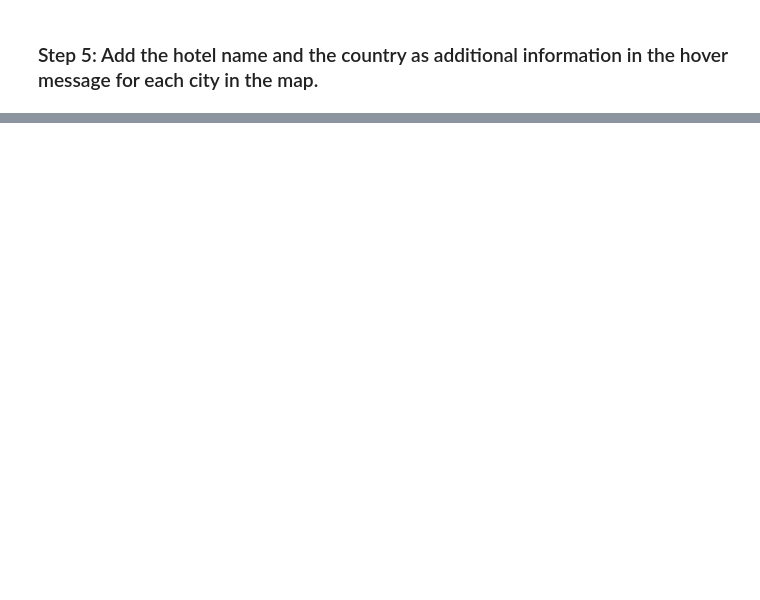
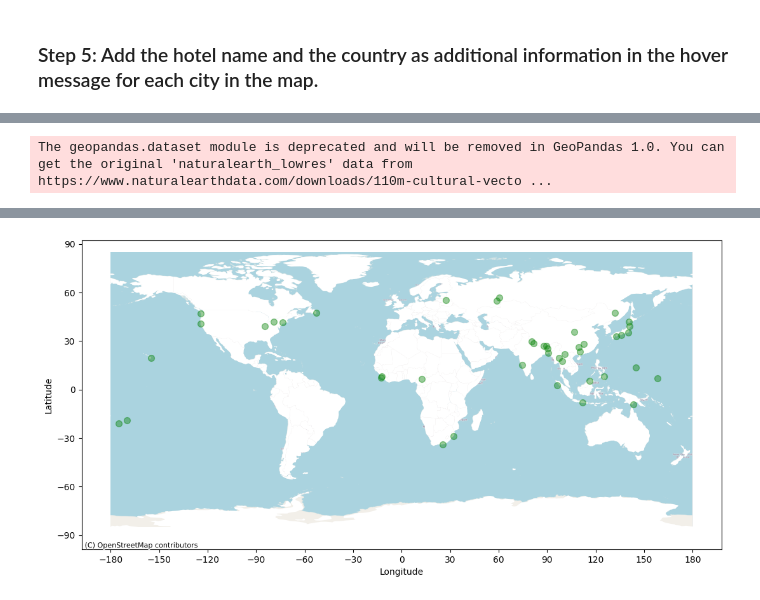
Before and after one commit to JNorthData/Weather_API, a Jupyter notebook: VacationAPI.ipynb, the cells around one changed output, grey strips where cells are left out. Cells and saved outputs as stored; diff of their text form; code cells hidden in the pictures; blank space fills up the shorter version.

```diff
--- a/VacationAPI.ipynb
+++ b/VacationAPI.ipynb
@@ -287,0 +284,41 @@ show(p)
+# %%
+import geopandas as gpd
+import contextily as ctx
+import matplotlib.pyplot as plt
+import pandas as pd
+import mplcursors
+from bokeh.plotting import output_notebook
+
+# Load world map data from GeoPandas
+world = gpd.read_file(gpd.datasets.get_path('naturalearth_lowres'))
+
+
+# Create a new figure and axis
+fig, ax = plt.subplots(figsize=(13, 10))
+
+# Plot the world map data without country borders and labels
+world.boundary.plot(ax=ax, linewidth=0)
+world.plot(ax=ax, color='white', linewidth=0.0)
+
+# Add latitude and longitude tickers to the axes
+ax.set_xticks(range(-180, 181, 30))
+ax.set_yticks(range(-90, 91, 30))
+ax.set_xlabel('Longitude')
+ax.set_ylabel('Latitude')
+
+# Add background from OpenStreetMap using contextily
+ctx.add_basemap(ax, crs=world.crs.to_string(), source=ctx.providers.OpenStreetMap.Mapnik)
+
+# Plot the city data as scatter points with green color
+scatter = ax.scatter(hotel_df['Lng'], hotel_df['Lat'], s=50, c='green', alpha=.4)
+
+# Create tooltips using mplcursors
+tooltips = [f"City: {row['City']}\nLat: {row['Lat']}\nLng: {row['Lng']}" for idx, row in hotel_df.iterrows()]
+cursor = mplcursors.cursor(scatter, hover=True)
+cursor.connect("add", lambda sel: sel.annotation.set_text(tooltips[sel.index]))
+
+# Display the plot
+output_notebook()
+plt.show()
+# %% [output]
+The geopandas.dataset module is deprecated and will be removed in GeoPandas 1.0. You can get the original 'naturalearth_lowres' data from https://www.naturalearthdata.com/downloads/110m-cultural-vecto ...
@@ -287,0 +327 @@ show(p)
+[figure, added]
```
Also changed, not shown: parts of 6 cells of this notebook, 2 other files.
